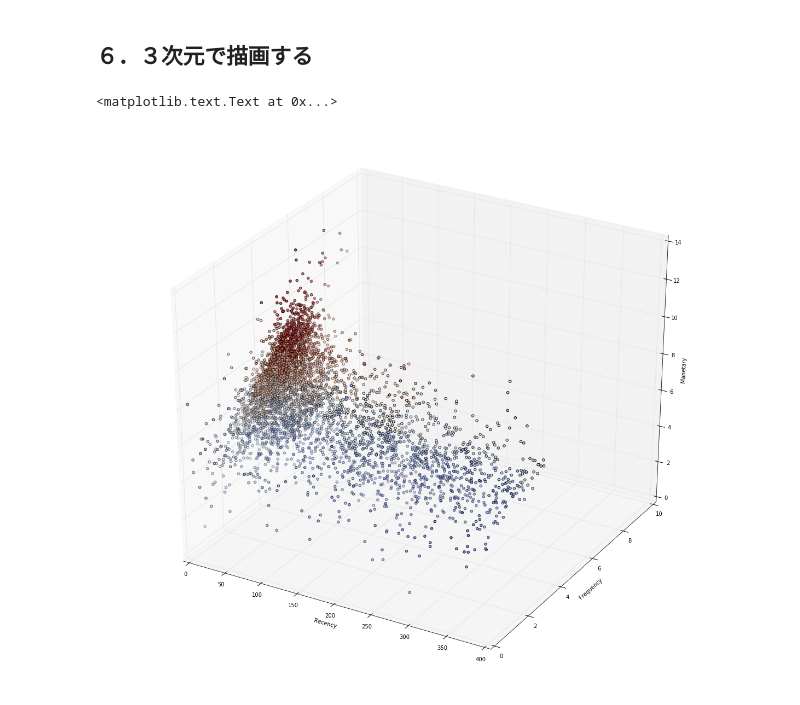
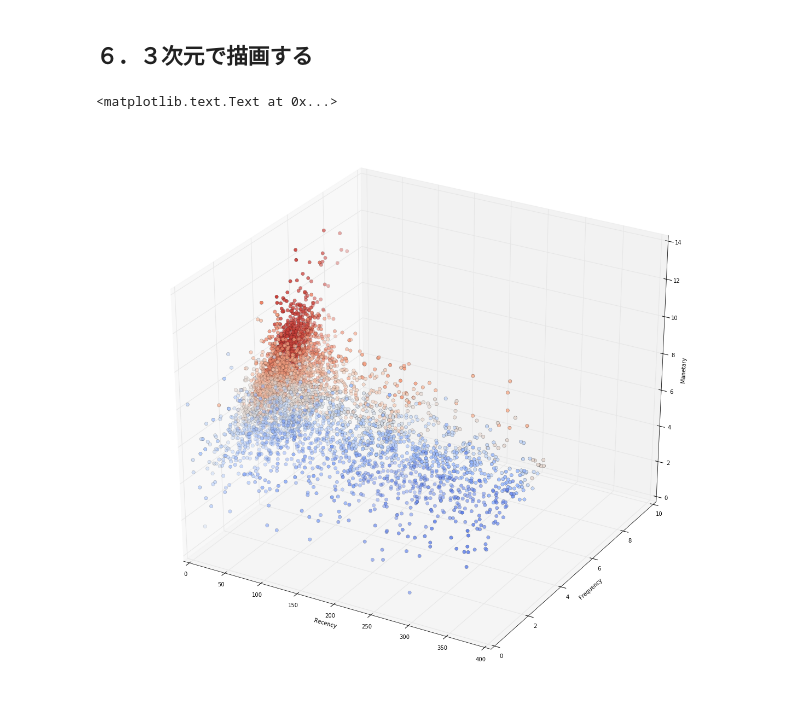
Before and after one commit to selectfromwhere/Data_Analysis_Methods, a Jupyter notebook: RFM_Analysis/RFM_Analisys_Discovery.ipynb, the cells around one changed output. Saved outputs shown, nothing was run; the diff lists cells and outputs as text; code cells hidden in the pictures.

```diff
--- a/RFM_Analysis/RFM_Analisys_Discovery.ipynb
+++ b/RFM_Analysis/RFM_Analisys_Discovery.ipynb
@@ -760,7 +760,7 @@ for i in range(14):
     plt_df = RFM_df_p_r[RFM_df_p_r['Total_Rank'] == i+2]
     x = plt_df['InvoiceDate']
     y = plt_df['Times']
-    plt.scatter(x, y, c=color[i])
+    plt.scatter(x, y, s=40, c=color[i], linewidth=0.25)
 
 plt.title("R-F")
 plt.xlabel("Recency")
@@ -773,22 +773,22 @@ plt.grid(True)
 # %%
 fig = plt.figure(figsize=(16, 14))
 ax = Axes3D(fig)
 
 color = sns.color_palette("coolwarm", 14)
 
 for i in range(14):
     plt_df = RFM_df_p_r[RFM_df_p_r['Total_Rank'] == i+2]
     xs = plt_df['InvoiceDate']
     ys = plt_df['Times']
     zs = plt_df['Price']
-    ax.scatter(xs, ys, zs, c=color[i])
+    ax.scatter(xs, ys, zs, s=40, c=color[i], linewidth=0.25)
 
 ax.set_xlim(0, 400)
 ax.set_ylim(0, 10)
 ax.set_zlim(0, 14)
 ax.set_xlabel("Recency")
 ax.set_ylabel("Frequency")
 ax.set_zlabel("Manetary")
 # %% [output]
 <matplotlib.text.Text at 0x...>
-[figure, old version]
+[figure, new version]
```
Also changed, not shown: parts of 2 cells of this notebook.
